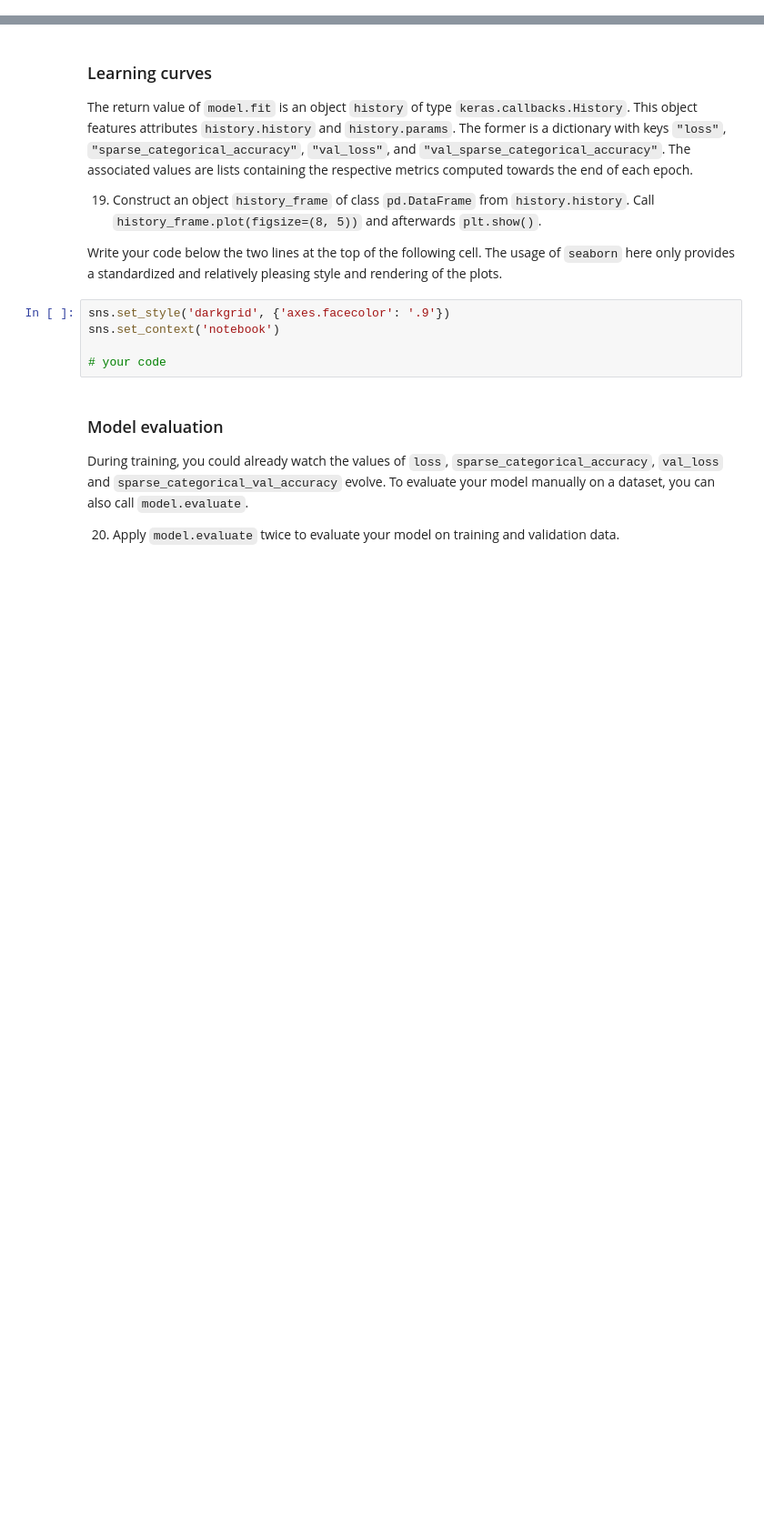
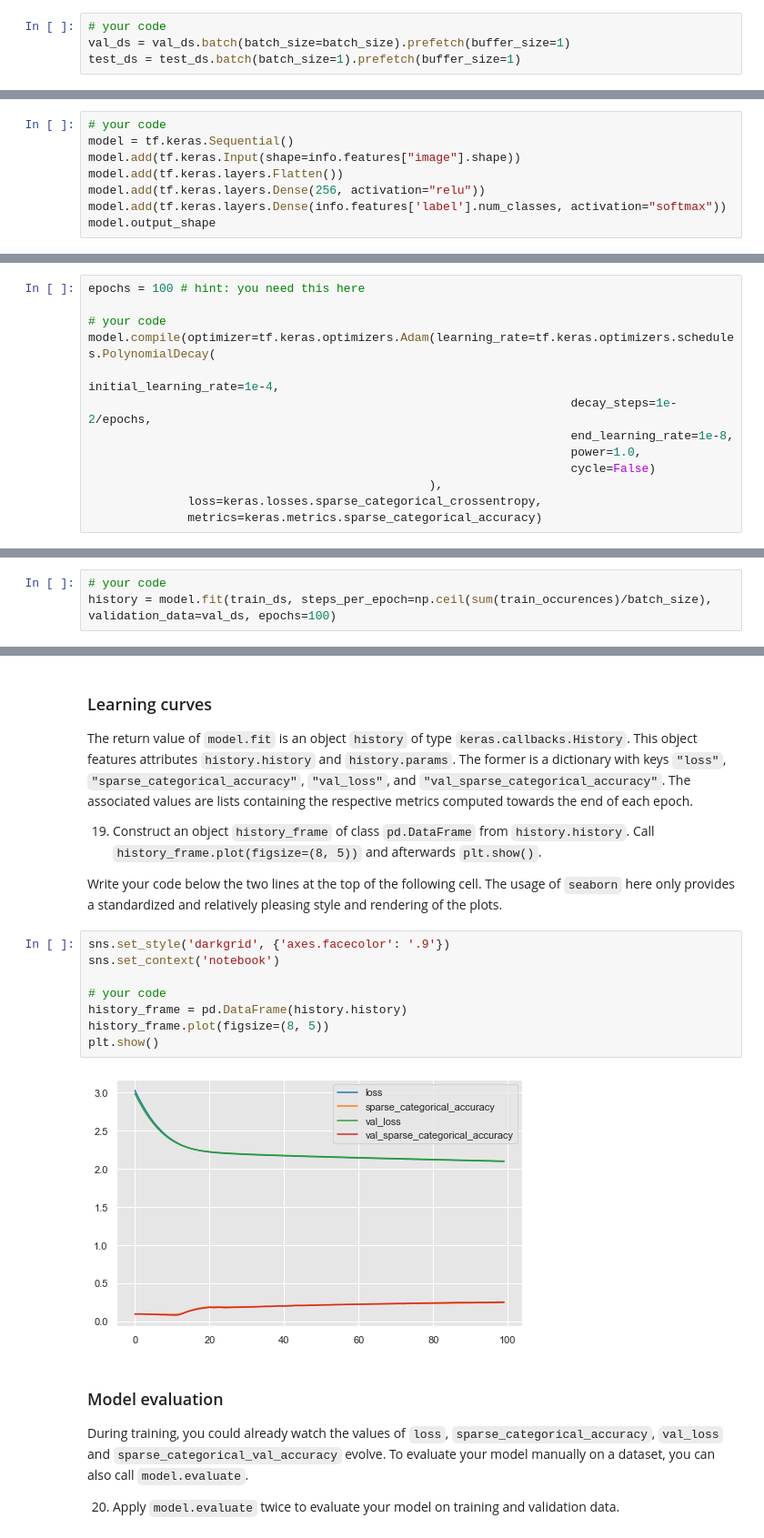
Before and after one commit to ak06645/Project_1, a Jupyter notebook: project_1.ipynb, the cells around one changed output, grey strips where cells are left out. Shown: that part at 91% size. Cells and saved outputs as stored; diff of their text form; blank space fills up the shorter version.

Commit message:
Model evaluation

````diff
--- a/project_1.ipynb
+++ b/project_1.ipynb
@@ -251,3 +226,7 @@ You can either put all these calls into one line of code per dataset, or use a n
+# %%
+# your code
+val_ds = val_ds.batch(batch_size=batch_size).prefetch(buffer_size=1)
+test_ds = test_ds.batch(batch_size=1).prefetch(buffer_size=1)
 # %% [markdown]
 ## 1.2 Training phase
 
@@ -267,0 +245,8 @@ Helpful information can be found under https://www.tensorflow.org/api_docs/pytho
+# %%
+# your code
+model = tf.keras.Sequential()
+model.add(tf.keras.Input(shape=info.features["image"].shape))
+model.add(tf.keras.layers.Flatten())
+model.add(tf.keras.layers.Dense(256, activation="relu"))
+model.add(tf.keras.layers.Dense(info.features['label'].num_classes, activation="softmax"))
+model.output_shape
@@ -290,2 +290,15 @@ epochs = 100 # hint: you need this here
+# %%
+epochs = 100 # hint: you need this here
+
+# your code
+model.compile(optimizer=tf.keras.optimizers.Adam(learning_rate=tf.keras.optimizers.schedules.PolynomialDecay(
+                                                                    initial_learning_rate=1e-4,
+                                                                    decay_steps=1e-2/epochs,
+                                                                    end_learning_rate=1e-8,
+                                                                    power=1.0,
+                                                                    cycle=False)
+                                                ),
+              loss=keras.losses.sparse_categorical_crossentropy,
+              metrics=keras.metrics.sparse_categorical_accuracy)
 # %% [markdown]
 16. Call ```model.fit``` with return value ```history``` to train your model for 100 epochs (as indicated in the previous cell) on ```train_ds```. Use the argument ```steps_per_epoch``` to pass the number of batches that need to be processed in each epoch. This number corresponds to the sum of entries of ```train_occurences``` divided by ```batch_size``` (round up). Also pass validation data ```val_ds```.
@@ -293,0 +305,3 @@ epochs = 100 # hint: you need this here
+# %%
+# your code
+history = model.fit(train_ds, steps_per_epoch=np.ceil(sum(train_occurences)/batch_size), validation_data=val_ds, epochs=100)
@@ -312,8 +346,13 @@ Write your code below the two lines at the top of the following cell. The usage
 # %%
 sns.set_style('darkgrid', {'axes.facecolor': '.9'})
 sns.set_context('notebook')
 
 # your code
+history_frame = pd.DataFrame(history.history)
+history_frame.plot(figsize=(8, 5))
+plt.show()
+# %% [output]
+[figure, added]
 # %% [markdown]
 ### Model evaluation
 
````
Also changed, not shown: parts of 20 cells of this notebook, 1 other file.
